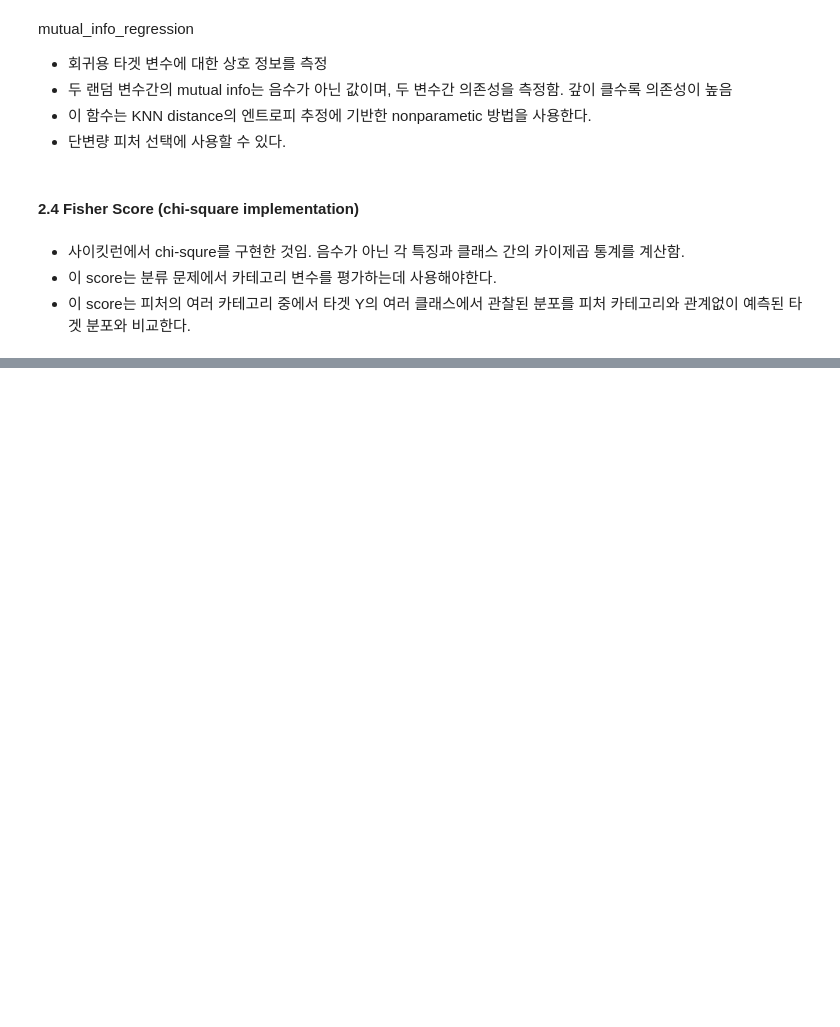
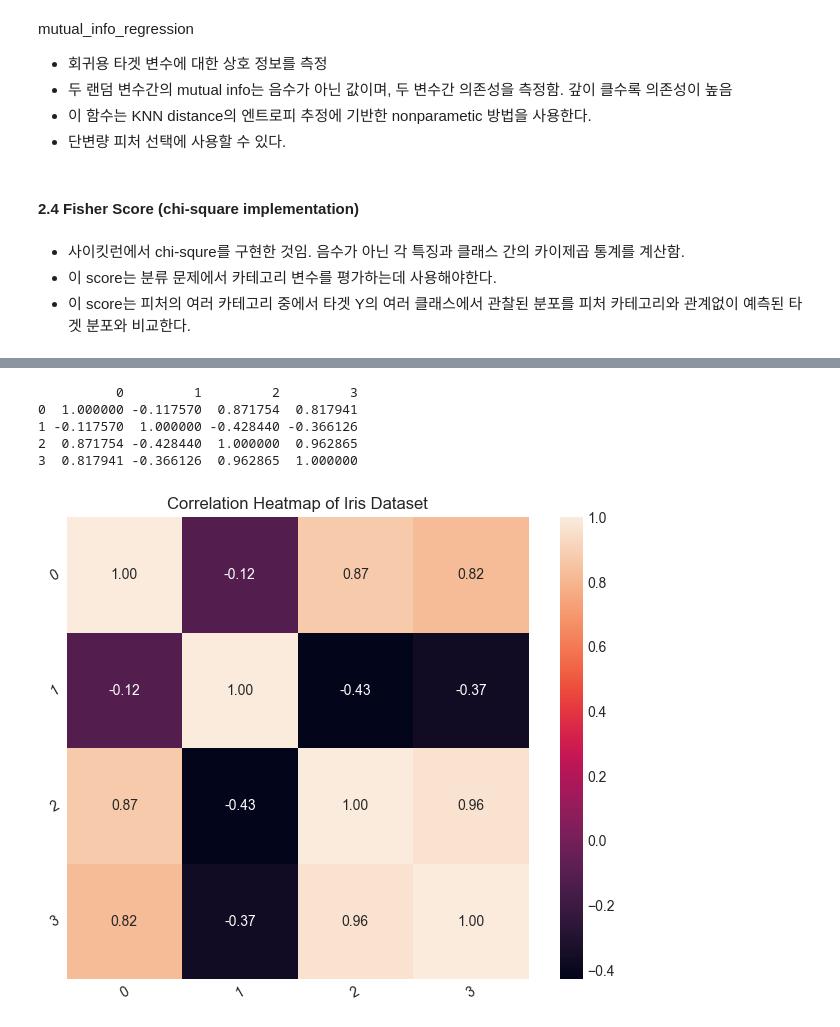
Before and after one commit to sguys99/self-study, a Jupyter notebook: Comprehensive guide on feature selection.ipynb, the cells around one changed output, grey strips where cells are left out. Cells and saved outputs as stored; diff of their text form; code cells hidden in the pictures; blank space fills up the shorter version.

```diff
--- a/Comprehensive guide on feature selection.ipynb
+++ b/Comprehensive guide on feature selection.ipynb
@@ -388,0 +449,13 @@ X_kbest = chi2_selector.fit_transform(X, y)
+# %%
+from sklearn.datasets import load_iris
+iris = load_iris()
+
+# Create features and target
+X = iris.data
+y = iris.target
+# %%
+# Convert feature matrix into DataFrame
+df = pd.DataFrame(X)
+
+# View the data frame
+print(df)
@@ -388,0 +477,20 @@ X_kbest = chi2_selector.fit_transform(X, y)
+# %%
+# Create correlation matrix
+corr_matrix = df.corr()
+print(corr_matrix)
+# %% [output]
+          0         1         2         3
+0  1.000000 -0.117570  0.871754  0.817941
+1 -0.117570  1.000000 -0.428440 -0.366126
+2  0.871754 -0.428440  1.000000  0.962865
+3  0.817941 -0.366126  0.962865  1.000000
+# %%
+# Create correlation heatmap
+plt.figure(figsize=(8,6))
+plt.title('Correlation Heatmap of Iris Dataset')
+a = sns.heatmap(corr_matrix, square=True, annot=True, fmt='.2f', linecolor='black')
+a.set_xticklabels(a.get_xticklabels(), rotation=30)
+a.set_yticklabels(a.get_yticklabels(), rotation=30)
+plt.show()
+# %% [output]
+[figure, added]
```
Also changed, not shown: parts of 71 cells of this notebook.
